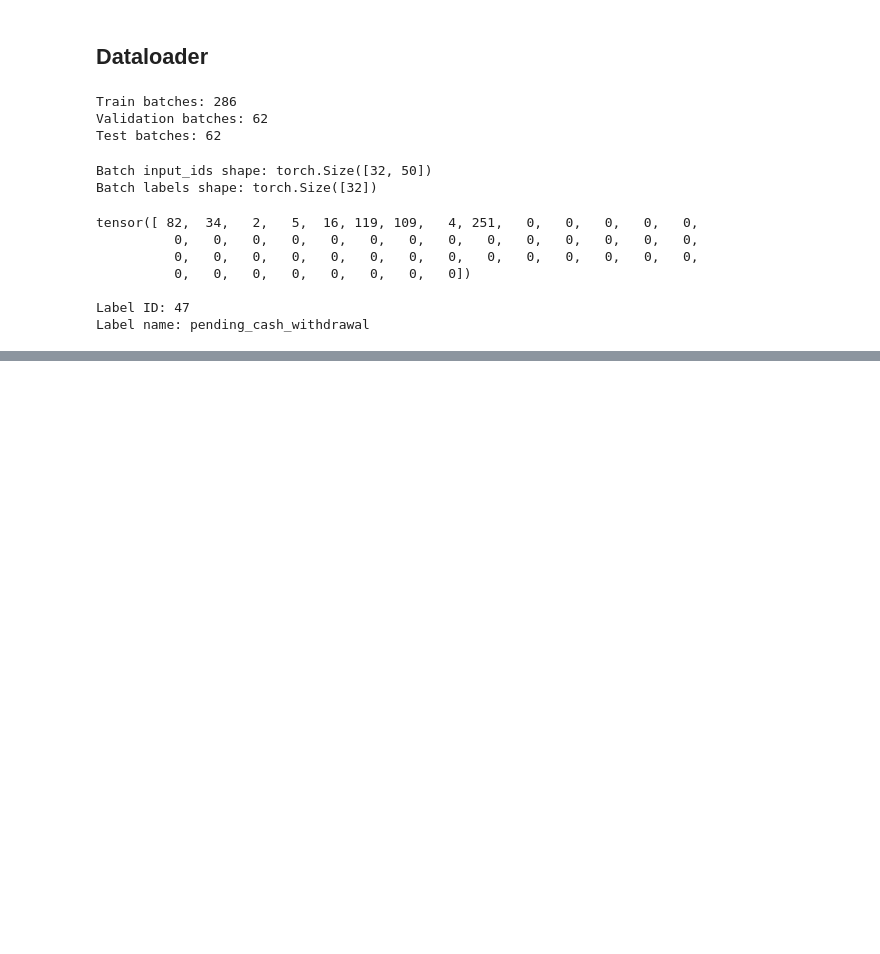
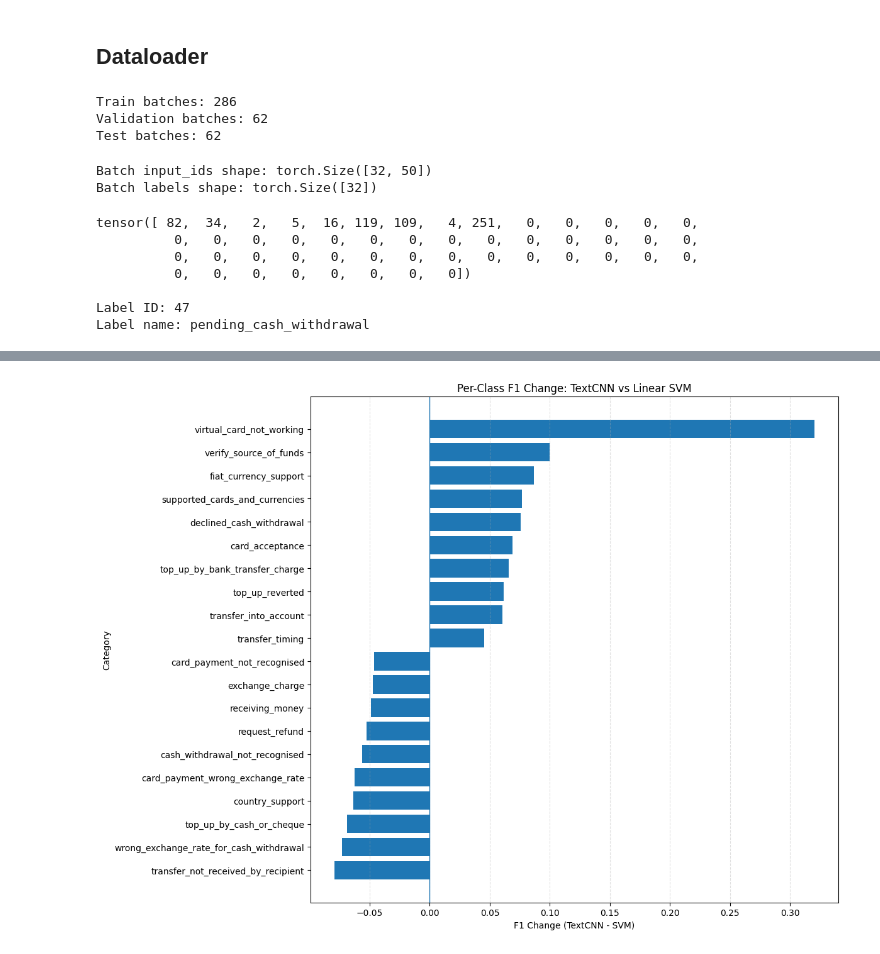
Before and after one commit to shdbdud/customer-ticket-routing, a Jupyter notebook: notebook/CNN_deep_learning_baseline.ipynb, the cells around one changed output, grey strips where cells are left out. Drawn from its saved outputs; the diff is of its cells as text; code cells hidden in the pictures; blank space fills up the shorter version.

```diff
--- a/notebook/CNN_deep_learning_baseline.ipynb
+++ b/notebook/CNN_deep_learning_baseline.ipynb
@@ -988,0 +2565,20 @@ Label name: pending_cash_withdrawal
+# %%
+# Cell 64：计算SVM每类别指标
+
+svm_report = classification_report(
+    validation_df["category"],
+    svm_validation_predictions,
+    output_dict=True,
+    zero_division=0
+)
+
+svm_report_df = (
+    pd.DataFrame(svm_report)
+    .transpose()
+)
+
+svm_per_class_df = (
+    svm_report_df
+    .loc[class_names]
+    .copy()
+)
@@ -988,0 +2678,52 @@ Label name: pending_cash_withdrawal
+# %%
+# Cell 68：可视化F1变化最大的类别
+
+top_changes_df = pd.concat([
+    per_class_comparison_df
+    .nlargest(10, "f1_change"),
+
+    per_class_comparison_df
+    .nsmallest(10, "f1_change")
+])
+
+top_changes_df = (
+    top_changes_df
+    .sort_values("f1_change")
+)
+
+figure, axis = plt.subplots(
+    figsize=(12, 9)
+)
+
+axis.barh(
+    top_changes_df["category"],
+    top_changes_df["f1_change"]
+)
+
+axis.axvline(
+    0,
+    linewidth=1
+)
+
+axis.set_title(
+    "Per-Class F1 Change: TextCNN vs Linear SVM"
+)
+
+axis.set_xlabel(
+    "F1 Change (TextCNN - SVM)"
+)
+
+axis.set_ylabel(
+    "Category"
+)
+
+axis.grid(
+    axis="x",
+    linestyle="--",
+    alpha=0.4
+)
+
+plt.tight_layout()
+plt.show()
+# %% [output]
+[figure, added]
```
Also changed, not shown: parts of 63 cells of this notebook, 4 other files.
